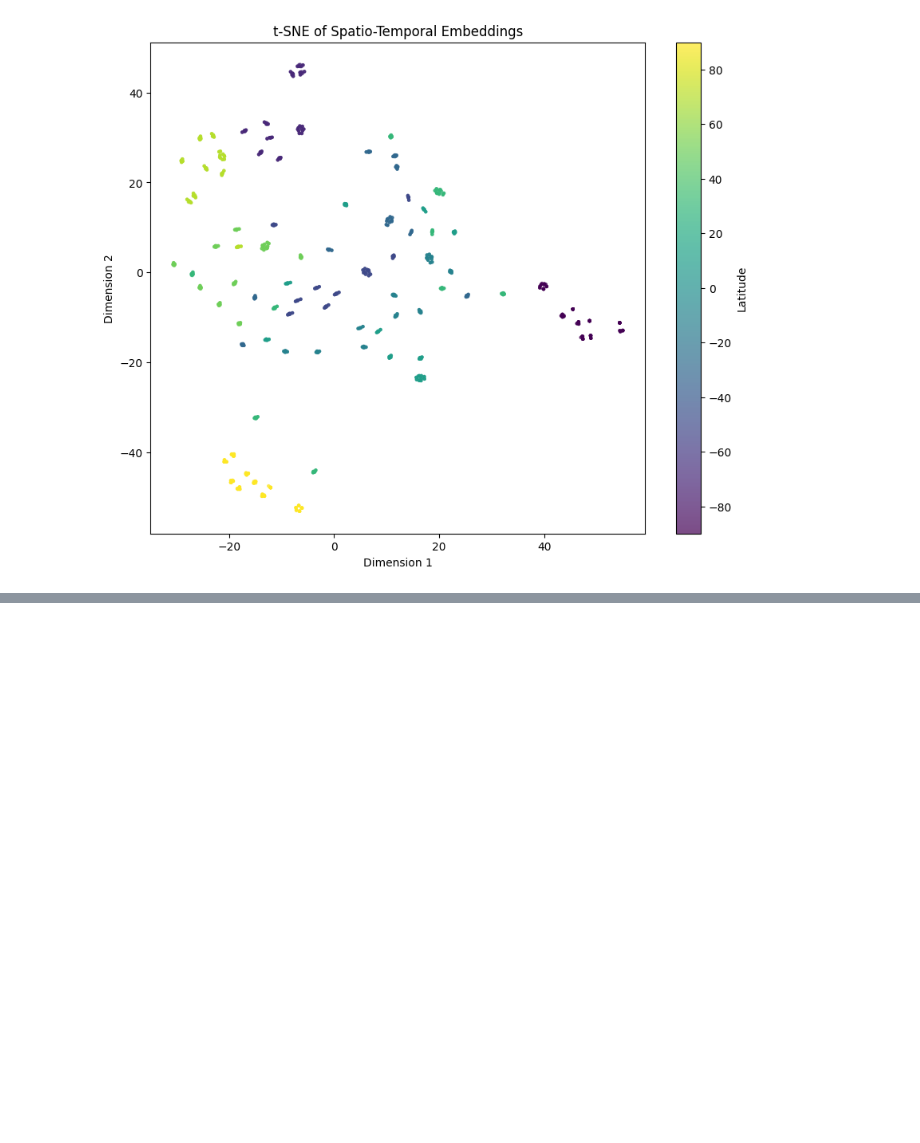
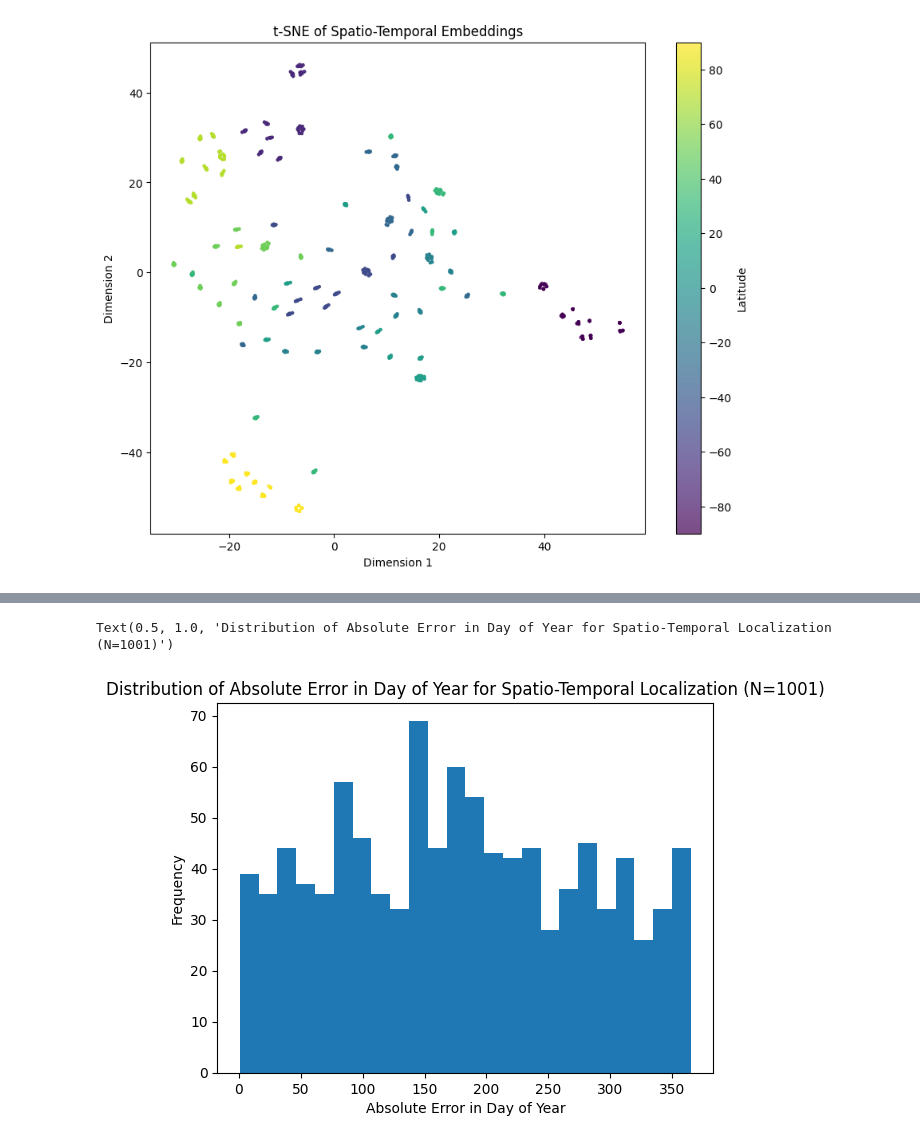
Before and after one commit to arizonat/satclip, a Jupyter notebook: satclip/satclip_temporal_basics.ipynb, the cells around one changed output, grey strips where cells are left out. Saved outputs shown, nothing was run; the diff lists cells and outputs as text; code cells hidden in the pictures; blank space fills up the shorter version.

```diff
--- a/satclip/satclip_temporal_basics.ipynb
+++ b/satclip/satclip_temporal_basics.ipynb
@@ -433,0 +515,11 @@ Nearest coordinates (lon, lat, time):  [129.86072423  52.79329609 132.72727273]
+# %%
+# results is shaped [row, pred/actual, coord]
+doy_error = np.abs(np.mod(orig_results[:, 0, 2] - orig_results[:, 1, 2], 365))
+
+plt.hist(doy_error, bins=24)
+plt.xlabel("Absolute Error in Day of Year")
+plt.ylabel("Frequency")
+plt.title(f"Distribution of Absolute Error in Day of Year for Spatio-Temporal Localization (N={len(orig_results)})")
+# %% [output]
+Text(0.5, 1.0, 'Distribution of Absolute Error in Day of Year for Spatio-Temporal Localization (N=1001)')
+[figure, added]
```
Also changed, not shown: parts of 11 cells of this notebook, 1 other file.
